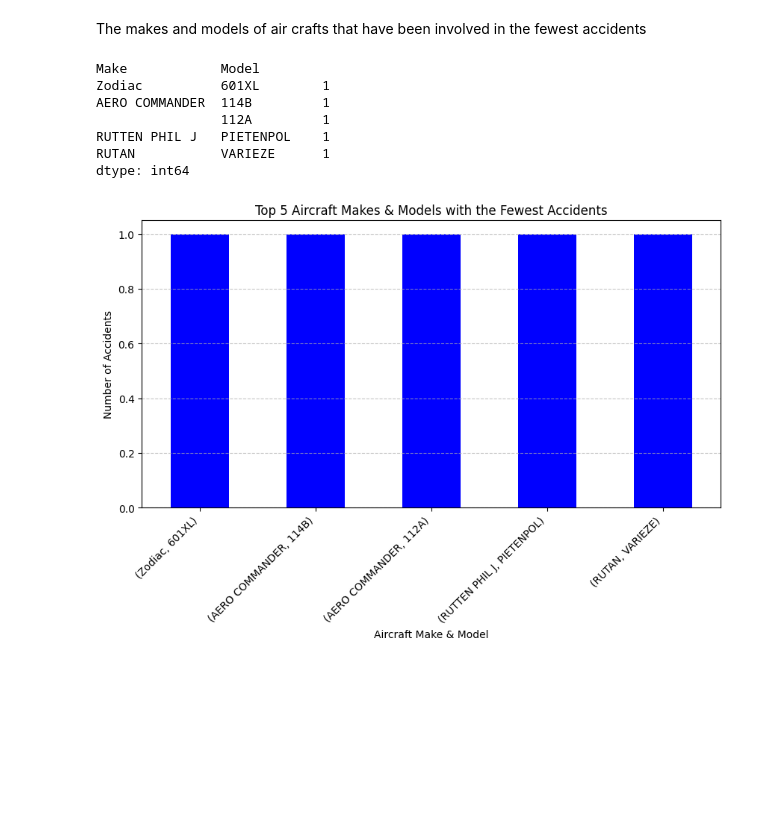
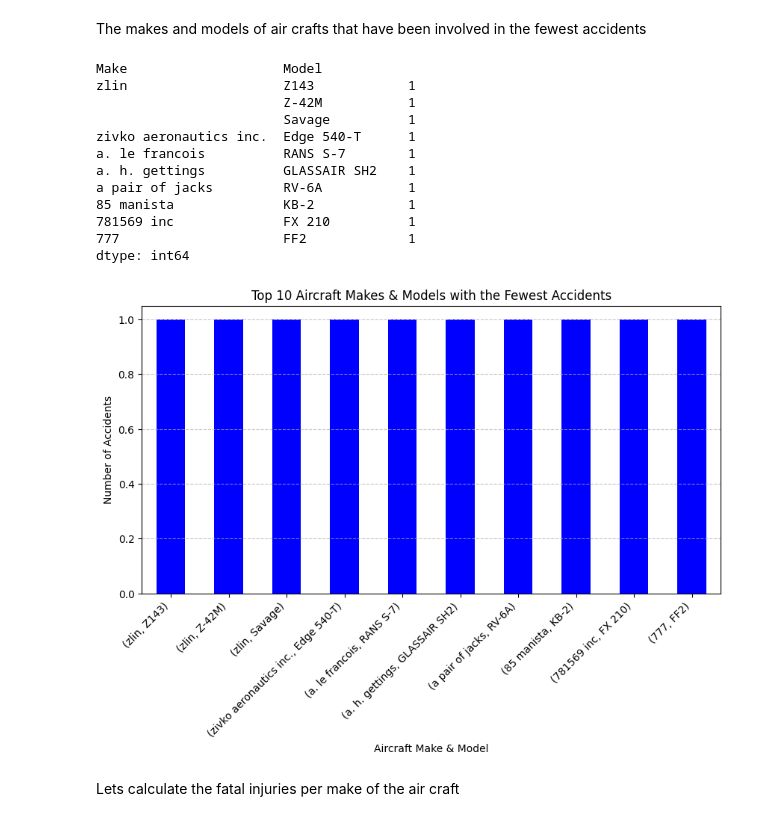
Before and after one commit to msnjerig/End_of_Phase1_Project_Gachie, a Jupyter notebook: index.ipynb, the cells around one changed output. Cells and saved outputs as stored; diff of their text form; code cells hidden in the pictures; blank space fills up the shorter version.

```diff
--- a/index.ipynb
+++ b/index.ipynb
@@ -164,0 +167,3 @@ From the above characteristics, we have columns which are highly missing data an
+# %%
+data_df['Make'] = data_df['Make'].str.lower()
+data_df['Make'].head(5)
@@ -239,31 +251,38 @@ plt.show()
 The makes and models of air crafts that have been involved in the fewest accidents
 # %%
 make_model_counts = data_df.groupby(["Make", "Model"]).size()
-fewest_accidents = make_model_counts.sort_values(ascending=True).head(5)
+fewest_accidents = make_model_counts.sort_values(ascending=True).head(10)
 print(fewest_accidents)
 # %% [output]
-Make            Model
-Zodiac          601XL        1
-AERO COMMANDER  114B         1
-                112A         1
-RUTTEN PHIL J   PIETENPOL    1
-RUTAN           VARIEZE      1
+Make                    Model
+zlin                    Z143            1
+                        Z-42M           1
+                        Savage          1
+zivko aeronautics inc.  Edge 540-T      1
+a. le francois          RANS S-7        1
+a. h. gettings          GLASSAIR SH2    1
+a pair of jacks         RV-6A           1
+85 manista              KB-2            1
+781569 inc              FX 210          1
+777                     FF2             1
 dtype: int64
 # %%
 
 
 # Plot a bar chart
 plt.figure(figsize=(10, 5))
 fewest_accidents.plot(kind="bar", color="blue")
 
 # Customize the plot
-plt.title("Top 5 Aircraft Makes & Models with the Fewest Accidents")
+plt.title("Top 10 Aircraft Makes & Models with the Fewest Accidents")
 plt.ylabel("Number of Accidents")
 plt.xlabel("Aircraft Make & Model")
 plt.xticks(rotation=45, ha="right")  # Rotate labels for readability
 plt.grid(axis="y", linestyle="--", alpha=0.7)
 
 # Show the plot
 plt.show()
 # %% [output]
-[figure, old version]
+[figure, new version]
+# %% [markdown]
+Lets calculate the fatal injuries per make of the air craft
```
Also changed, not shown: parts of 8 cells of this notebook.
